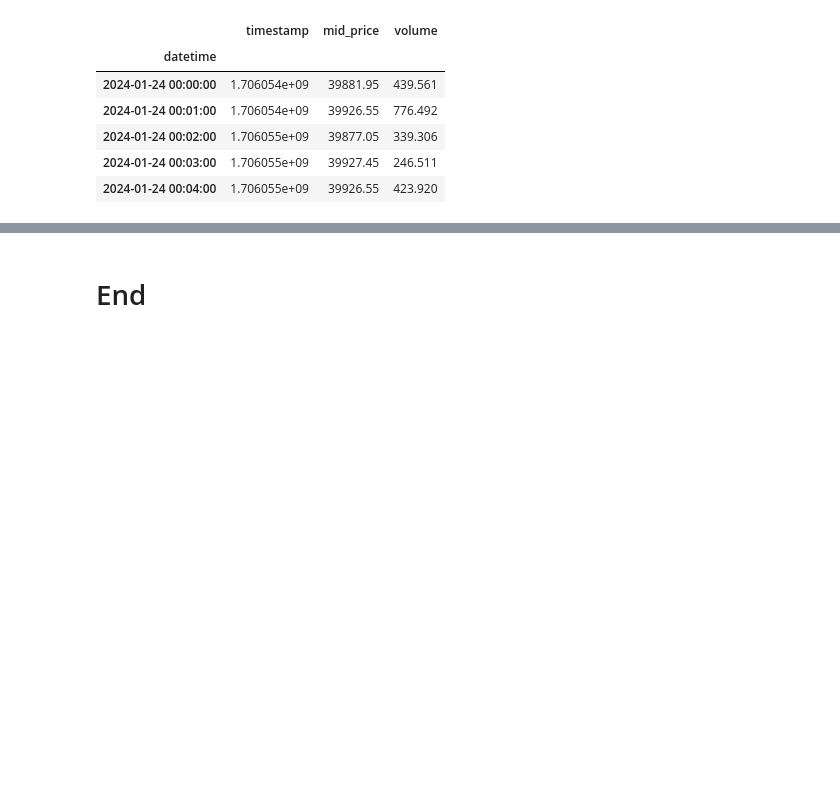
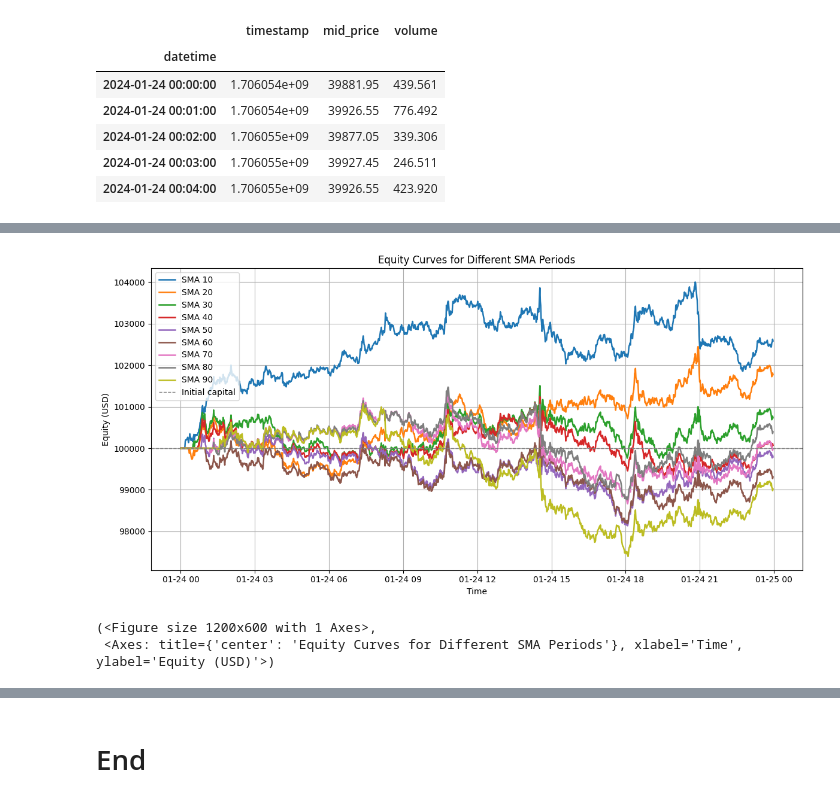
Before and after one commit to KBaja/Quant_research_task, a Jupyter notebook: task.ipynb, the cells around one changed output, grey strips where cells are left out. Drawn from its saved outputs; the diff is of its cells as text; code cells hidden in the pictures; blank space fills up the shorter version.

```diff
--- a/task.ipynb
+++ b/task.ipynb
@@ -171,2 +175,0 @@ def compute_sma_signal(df, window):
-# %%
-df = compute_sma_signal(df, window=50)
@@ -197,0 +245,10 @@ plt.show()
+# %%
+sma_periods = np.arange(10,100,10)
+metrics_df, results_by_period, equities = simulate.run_sma_sweep(
+    df,
+    sma_periods=sma_periods,
+    initial_capital=100_000.0,
+    transaction_cost_pct=0.000,
+    allow_short_enter=True,
+    backtest_func=backtest_strategy
+)
@@ -197,0 +269,11 @@ plt.show()
+# %%
+# simple comparison plot
+utils.plot_equity_curves(
+    equities=equities,
+    n_points=10000,
+    title="Equity Curves for Different SMA Periods"
+)
+# %% [output]
+[figure, added]
+(<Figure size 1200x600 with 1 Axes>,
+ <Axes: title={'center': 'Equity Curves for Different SMA Periods'}, xlabel='Time', ylabel='Equity (USD)'>)
```
Also changed, not shown: parts of 19 cells of this notebook, 2 other files.
